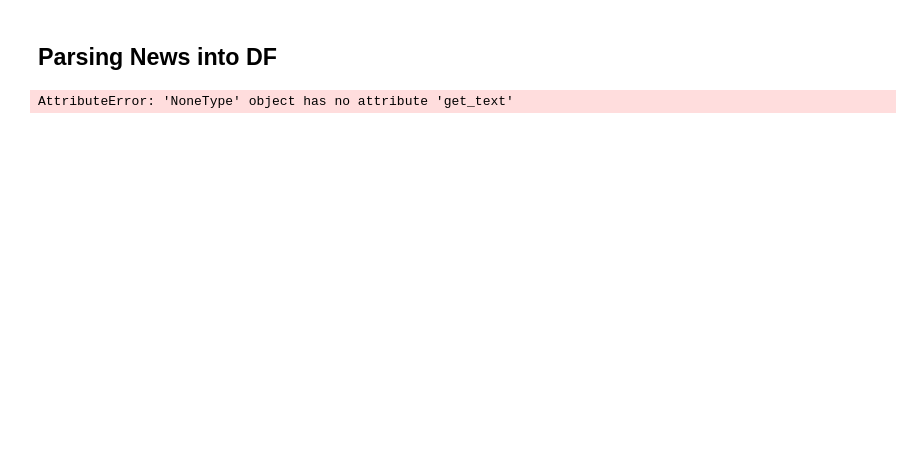
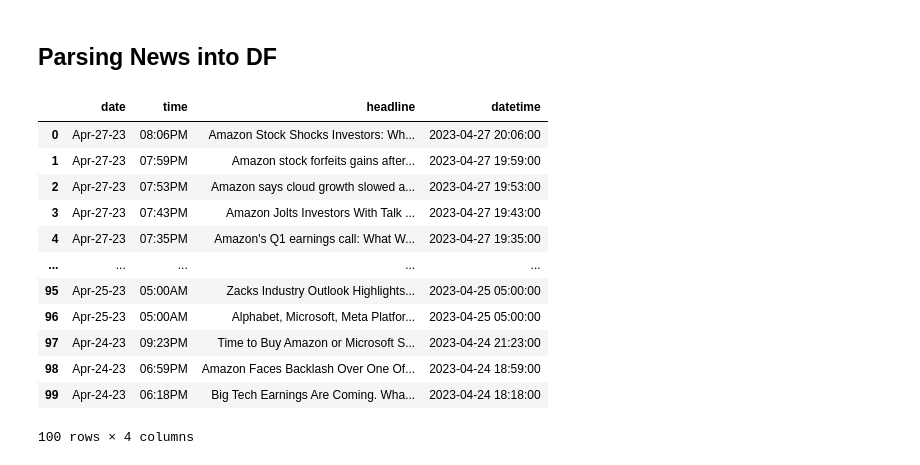
Before and after one commit to saish29/Sentiment-Analysis-Stock-Python-Flask, a Jupyter notebook: sentimentOG.ipynb, the cells around one changed output. Drawn from its saved outputs; the diff is of its cells as text; code cells hidden in the pictures; blank space fills up the shorter version.

```diff
--- a/sentimentOG.ipynb
+++ b/sentimentOG.ipynb
@@ -74,7 +61,7 @@ finviz_url = 'https://finviz.com/quote.ashx?t='
 # %% [markdown]
 ## Getting HTML Headlines from FinViz Using Beautiful Soup
 # %%
-def get_headlines(ticker):
+def get_news(ticker):
     url = finviz_url + ticker
     req = Request(url=url,headers={'User-Agent': 'Mozilla/5.0 (Windows NT 6.1; WOW64; rv:20.0) Gecko/20100101 Firefox/20.0'})
     response = urlopen(req)
@@ -85,8 +72,8 @@ def get_headlines(ticker):
     return news_table
 
 ticker = 'AMZN'
-news_table = get_headlines(ticker)
-news_table # pure html code, data is not parsed yet
+amz = get_news(ticker)
+amz # pure html code, data is not parsed yet
 # %% [output]
 <table border="0" cellpadding="1" cellspacing="0" class="fullview-news-outer" id="news-table" width="100%">
 <tr><td align="right" width="130">Apr-27-23 08:06PM</td><td align="left"><div class="news-link-container"><div class="news-link-left"><a class="tab-link-news" href="https://finance.yahoo.com/m/f3bcc7e ...
@@ -112,33 +99,44 @@ def parse_news(news_table):
     parsed_news = []
 
     for x in news_table.findAll('tr'):
-        # read the text from each tr tag into text
-        # get text from a only
-        text = x.a.get_text()
-        # splite text in the td tag into a list
-        date_scrape = x.td.text.split()
-        # if the length of 'date_scrape' is 1, load 'time' as the only element
-
-        if len(date_scrape) == 1:
-            time = date_scrape[0]
-
-        # else load 'date' as the 1st element and 'time' as the second
-        else:
-            date = date_scrape[0]
-            time = date_scrape[1]
-
-        # Append ticker, date, time and headline as a list to the 'parsed_news' list
-        parsed_news.append([date, time, text])
-        # Set column names
-        columns = ['date', 'time', 'headline']
-        # Convert the parsed_news list into a DataFrame called 'parsed_and_scored_news'
-        parsed_news_df = pd.DataFrame(parsed_news, columns=columns)
-        # Create a pandas datetime object from the strings in 'date' and 'time' column
-        parsed_news_df['datetime'] = pd.to_datetime(parsed_news_df['date'] + ' ' + parsed_news_df['time'])
+        # check if 'a' tag is present in the 'tr' tag
+        if x.a is not None:
+            # read the text from 'a' tag into text
+            text = x.a.get_text()
+            # splite text in the td tag into a list
+            date_scrape = x.td.text.split()
+            # if the length of 'date_scrape' is 1, load 'time' as the only element
+            if len(date_scrape) == 1:
+                time = date_scrape[0]
+            # else load 'date' as the 1st element and 'time' as the second
+            else:
+                date = date_scrape[0]
+                time = date_scrape[1]
+            # Append ticker, date, time and headline as a list to the 'parsed_news' list
+            parsed_news.append([date, time, text])
+    # Set column names
+    columns = ['date', 'time', 'headline']
+    # Convert the parsed_news list into a DataFrame called 'parsed_and_scored_news'
+    parsed_news_df = pd.DataFrame(parsed_news, columns=columns)
+    # Create a pandas datetime object from the strings in 'date' and 'time' column
+    parsed_news_df['datetime'] = pd.to_datetime(parsed_news_df['date'] + ' ' + parsed_news_df['time'])
 
     return parsed_news_df
-
-parsed_news_df = parse_news(news_table)
-parsed_news_df.head()
-# %% [output]
-AttributeError: 'NoneType' object has no attribute 'get_text'
+# %%
+parsed_news_df = parse_news(amz)
+# %%
+parsed_news_df
+# %% [output]
+|  | date | time | headline | datetime |
+| 0 | Apr-27-23 | 08:06PM | Amazon Stock Shocks Investors: Wh... | 2023-04-27 20:06:00 |
+| 1 | Apr-27-23 | 07:59PM | Amazon stock forfeits gains after... | 2023-04-27 19:59:00 |
+| 2 | Apr-27-23 | 07:53PM | Amazon says cloud growth slowed a... | 2023-04-27 19:53:00 |
+| 3 | Apr-27-23 | 07:43PM | Amazon Jolts Investors With Talk ... | 2023-04-27 19:43:00 |
+| 4 | Apr-27-23 | 07:35PM | Amazon's Q1 earnings call: What W... | 2023-04-27 19:35:00 |
+| ... | ... | ... | ... | ... |
+| 95 | Apr-25-23 | 05:00AM | Zacks Industry Outlook Highlights... | 2023-04-25 05:00:00 |
+| 96 | Apr-25-23 | 05:00AM | Alphabet, Microsoft, Meta Platfor... | 2023-04-25 05:00:00 |
+| 97 | Apr-24-23 | 09:23PM | Time to Buy Amazon or Microsoft S... | 2023-04-24 21:23:00 |
+| 98 | Apr-24-23 | 06:59PM | Amazon Faces Backlash Over One Of... | 2023-04-24 18:59:00 |
+| 99 | Apr-24-23 | 06:18PM | Big Tech Earnings Are Coming. Wha... | 2023-04-24 18:18:00 |
+100 rows × 4 columns
```
Also changed, not shown: parts of 10 cells of this notebook.
